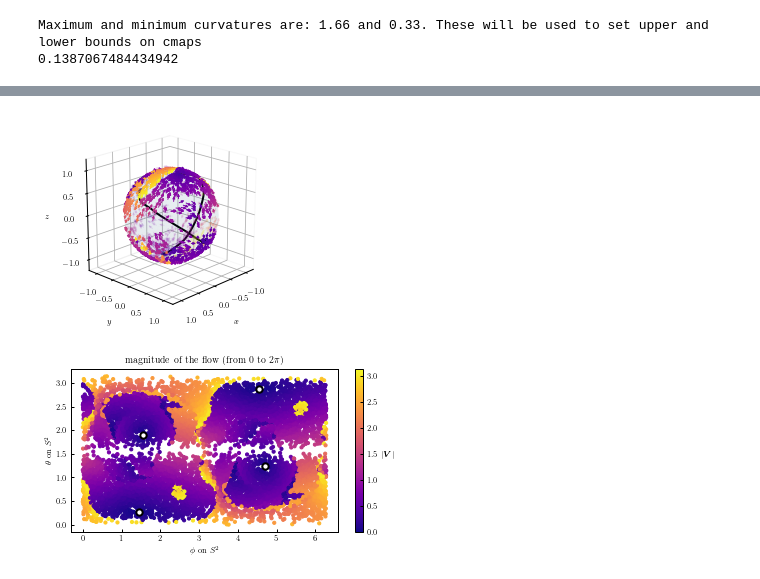
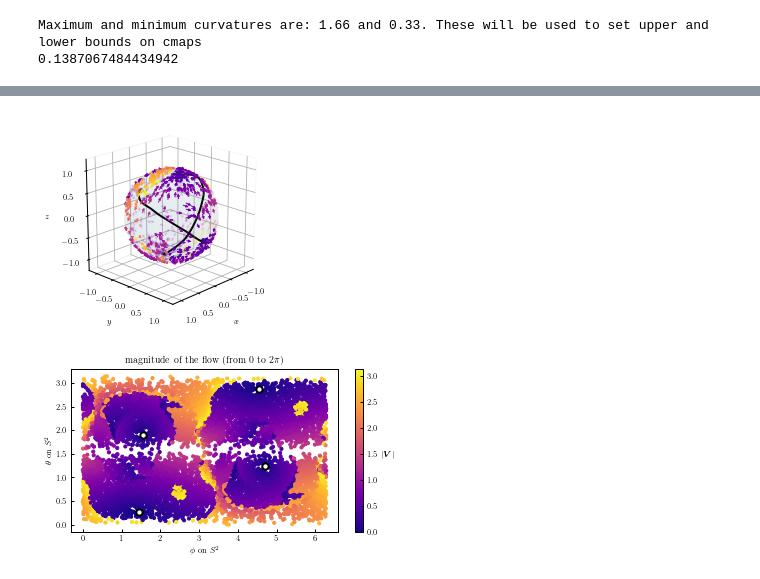
Before and after one commit to dq219/phase-transitions-and-topology-in-rolling, a Jupyter notebook: 3D_advanced_Poincare.ipynb, the cells around one changed output, grey strips where cells are left out. Drawn from its saved outputs; the diff is of its cells as text; code cells hidden in the pictures.

```diff
--- a/3D_advanced_Poincare.ipynb
+++ b/3D_advanced_Poincare.ipynb
@@ -279,7 +277,7 @@ camera_vec = np.array([np.cos(elev / 180 * np.pi) * np.cos(azim / 180 * np.pi),
 [u, v, w] = QuiverUVW.T
 mag = 0.2
 
-plot_prob = 0.2 # there are a lot of arrows, so plot only a portion of it
+plot_prob = 0.1 # there are a lot of arrows, so plot only a portion of it
 seed = 234
 np.random.seed(seed)
 for i in range(len(x)):
@@ -292,31 +290,31 @@ for i in range(len(x)):
             ax1.add_artist(a)
         else:
             a = Arrow3D([x[i] - u[i] * mag * 0, x[i] + u[i] * mag],
                         [y[i] - v[i] * mag * 0, y[i] + v[i] * mag],
                         [z[i] - w[i] * mag * 0, z[i] + w[i] * mag], mutation_scale=5,
                         lw=1.0, arrowstyle="-|>", color=colorMag[i], alpha = 0.1)
             ax1.add_artist(a)
 
 for i in range(2):
     _orb = STABLE_ORB[i]
     ax1.plot(_orb[:, 1], _orb[:, 2], _orb[:, 3], color = 'black', lw = 2)
     ax1.scatter(_orb[[0,-1], 1], _orb[[0,-1], 2], _orb[[0,-1], 3], color = 'black')
 
 ax1.plot_surface(X, Y, Z, alpha = 0.05, zorder = -100)
 
 ax1.set_xlim(-1.2, 1.2)
 ax1.set_ylim(-1.2, 1.2)
 ax1.set_zlim(-1.2, 1.2)
 
 ax1.set_xlabel('$x$')
 ax1.set_ylabel('$y$')
 ax1.set_zlabel('$z$')
 ax1.xaxis.pane.fill = False
 ax1.yaxis.pane.fill = False
 ax1.zaxis.pane.fill = False
 
 plt.tight_layout()
 # plt.axis('off')
 plt.savefig('3DPlots/Poincare.png', transparent = True, dpi = 300)
 # %% [output]
-[figure, old version]
+[figure, new version]
```
Also changed, not shown: parts of 2 cells of this notebook, 2 other files.
